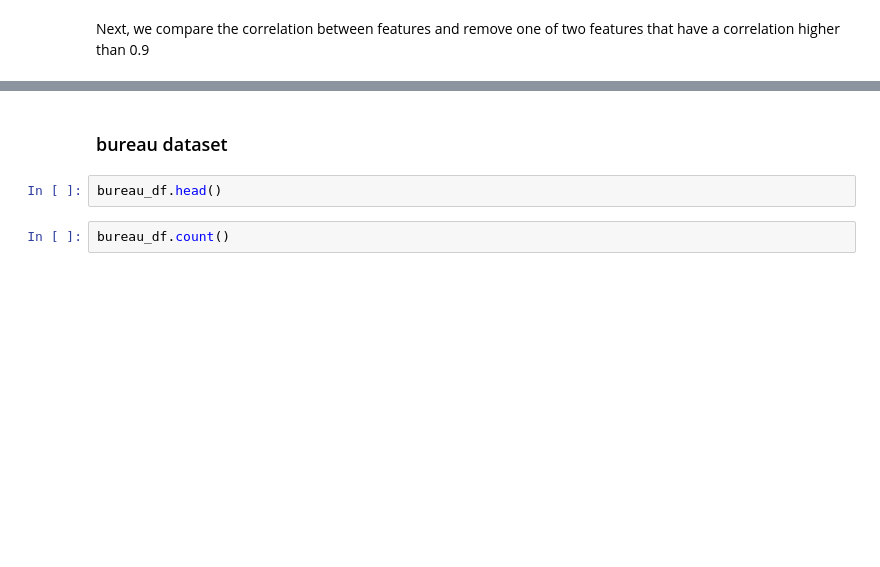
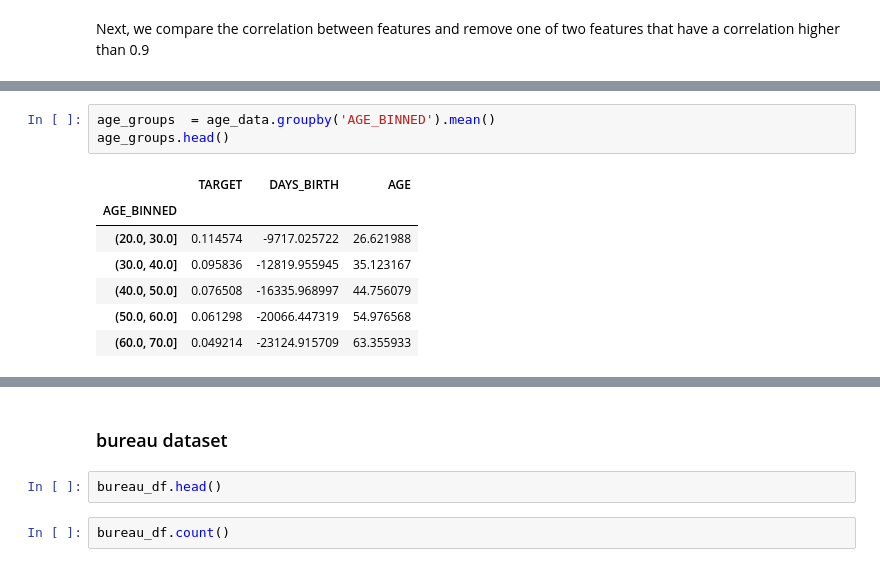
Before and after one commit to masonxmh/Project3, a Jupyter notebook: analysis.ipynb, the cells around one changed output, grey strips where cells are left out. Cells and saved outputs as stored; diff of their text form; blank space fills up the shorter version.

```diff
--- a/analysis.ipynb
+++ b/analysis.ipynb
@@ -336,0 +391,11 @@ plt.show()
+# %%
+age_groups  = age_data.groupby('AGE_BINNED').mean()
+age_groups.head()
+# %% [output]
+|  | TARGET | DAYS_BIRTH | AGE |
+| AGE_BINNED |  |  |  |
+| (20.0, 30.0] | 0.114574 | -9717.025722 | 26.621988 |
+| (30.0, 40.0] | 0.095836 | -12819.955945 | 35.123167 |
+| (40.0, 50.0] | 0.076508 | -16335.968997 | 44.756079 |
+| (50.0, 60.0] | 0.061298 | -20066.447319 | 54.976568 |
+| (60.0, 70.0] | 0.049214 | -23124.915709 | 63.355933 |
```
Also changed, not shown: parts of 53 cells of this notebook.
